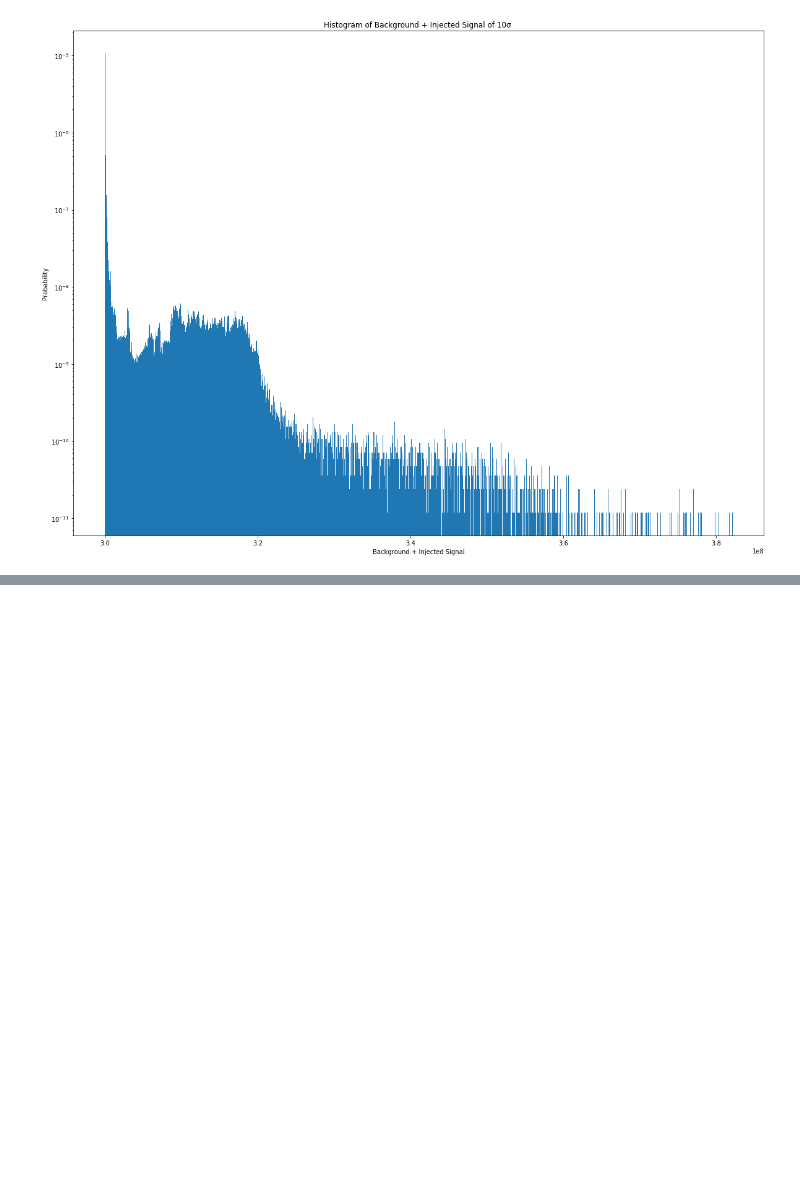
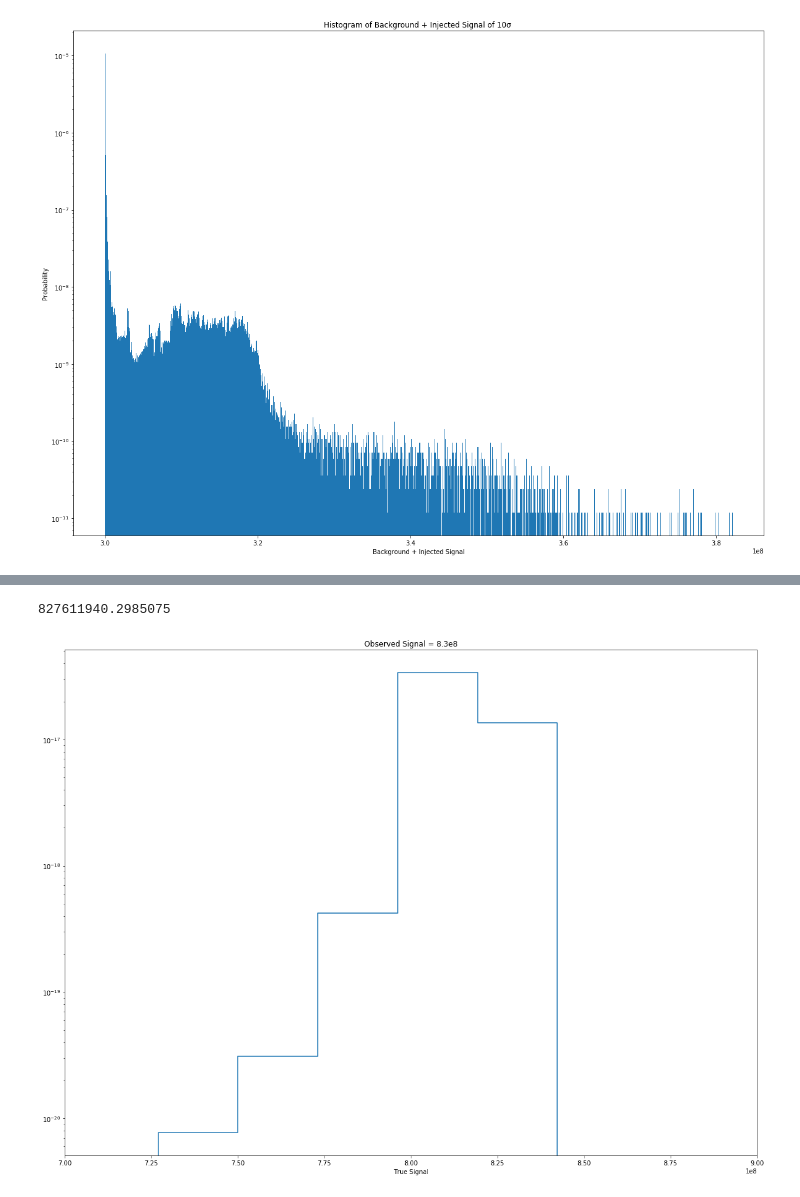
Before and after one commit to ecb49/burns_phys434, a Jupyter notebook: labs/Burns_Lab6.ipynb, the cells around one changed output, grey strips where cells are left out. Saved outputs shown, nothing was run; the diff lists cells and outputs as text; code cells hidden in the pictures; blank space fills up the shorter version.

```diff
--- a/labs/Burns_Lab6.ipynb
+++ b/labs/Burns_Lab6.ipynb
@@ -127,0 +149,12 @@ plt.show()
+# %%
+dataindex = 56
+print(datacenters[dataindex])
+plt.step(signalcenters,Psd[dataindex,:])
+plt.yscale('log')
+plt.xlabel('True Signal')
+plt.title('Observed Signal = 8.3e8')
+plt.xlim(7e8,9e8)
+plt.show()
+# %% [output]
+827611940.2985075
+[figure, added]
```
Also changed, not shown: parts of 16 cells of this notebook, 1 other file.
